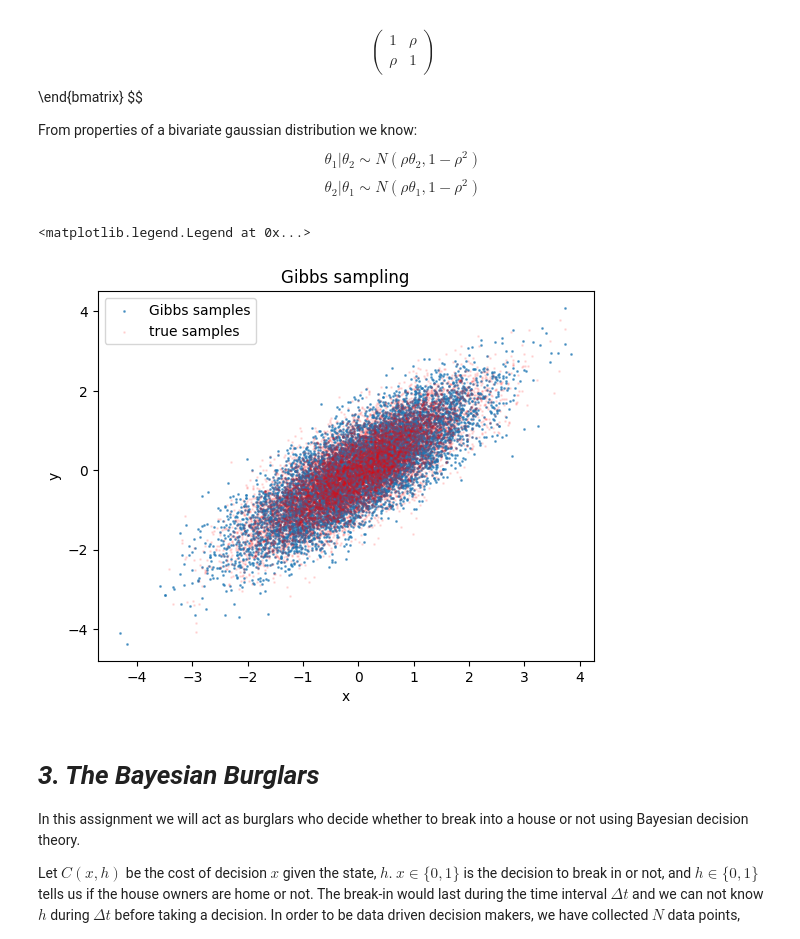
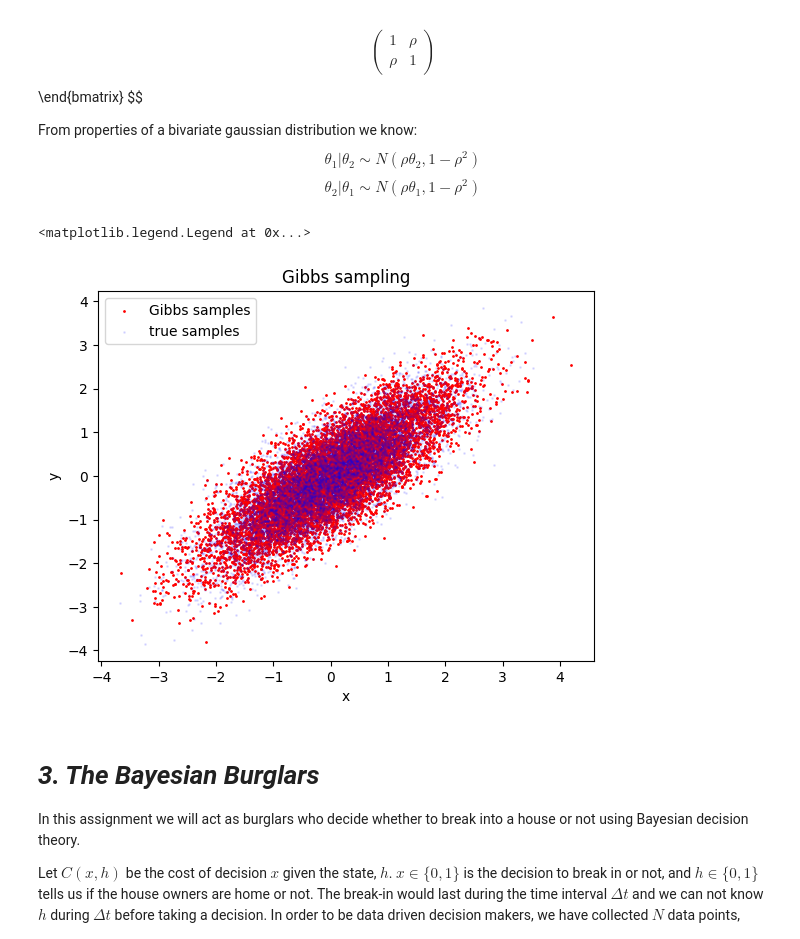
Before and after one commit to leonardodeclara/DD2447-Statistical-Methods-in-Applied-Computer-Science, a Jupyter notebook: Assignment_2/assignment2.ipynb, the cells around one changed output. Saved outputs shown, nothing was run; the diff lists cells and outputs as text; code cells hidden in the pictures.

```diff
--- a/Assignment_2/assignment2.ipynb
+++ b/Assignment_2/assignment2.ipynb
@@ -105,7 +105,7 @@ Now we shall generate and compare samples from two MCMC algorithms, specifically
 
 **Tune $\sigma^2$ so that the MH samples are similar to those generated in Q2.1, and report $\sigma^2$.**
 # %%
-def metropolis_hastings(num_samples, mean, cov,proposal_std,burn_in=0):
+def metropolis_hastings_gaussian(num_samples, mean, cov,proposal_std,burn_in=0):
 
     def target(x):
         # TODO: rivedere, non se la target è questa (dovremmo usare la joint distribution)
@@ -113,7 +113,7 @@ def metropolis_hastings(num_samples, mean, cov,proposal_std,burn_in=0):
 
     samples = np.zeros((num_samples, 2))
     samples[0] = np.random.uniform(-1, 1, 2) # initialize the first sample
-
+    accept_count = 0
     for i in range(1, num_samples):
         new_sample = np.random.multivariate_normal(samples[i-1], proposal_std**2 * np.eye(2))
 
@@ -125,9 +125,14 @@ def metropolis_hastings(num_samples, mean, cov,proposal_std,burn_in=0):
         # accept or reject the new sample
         if np.random.uniform(0, 1) < accep_p:
             samples[i] = new_sample
+            if (i > int(burn_in*num_samples)):
+                accept_count += 1
         else:
             samples[i] = samples[i-1]
-    return samples[burn_in:]
+
+    accept_rate = np.around(accept_count / num_samples, 3)
+
+    return samples[burn_in:], accept_rate
 # %%
 mean = [0,0]
 cov = [[1,0.8],[0.8,1]]
@@ -136,11 +141,14 @@ proposal_stds = [0.1, 0.5, 1, 2]
 fig, axs = plt.subplots(2, 2, figsize=(10, 10))
 axs = axs.flatten()
 for i, proposal_std in enumerate(proposal_stds):
-    results=metropolis_hastings(num_samples, mean, cov, proposal_std, burn_in=0)
+    results,rate=metropolis_hastings_gaussian(num_samples, mean, cov, proposal_std, burn_in=0)
     axs[i].scatter(results[:,0], results[:,1], s=1, color='red',label='MH samples')
     axs[i].scatter(samples[:,0], samples[:,1], s=1, color='blue', alpha=0.1, label='true samples')
     axs[i].set_xlabel('x')
     axs[i].set_ylabel('y')
     axs[i].set_title('MH samples with proposal std = {}'.format(proposal_std))
     axs[i].legend()
+    print('Acceptance rate with proposal std = {}: {}%'.format(proposal_std,rate*100))
+
+plt.show()
 # %% [output]
@@ -218,33 +230,33 @@ $$\theta_2|\theta_1 \sim N(\rho\theta_1, 1-\rho^2)$$
 # %%
 # Gibbs sampler
 
 # from the covariance matrix we know:
 
 rho = 0.8
 z_1 = 0
 z_2 = 0
 
 z_1_fin = []
 z_2_fin = []
 
 T = 10000
 for i in range(1, T+1):
 
     # the conditional distribution is proportional to the joint distribution
     z_1 = np.random.normal(rho*z_2, np.sqrt(1-rho**2))
     z_1_fin.append(z_1)
     z_2 = np.random.normal(rho*z_1, np.sqrt(1-rho**2))
     z_2_fin.append(z_2)
 
-plt.scatter(z_1_fin, z_2_fin, s=1, alpha = 0.6, label='Gibbs samples')
-plt.scatter(samples[:,0], samples[:,1], s=1, color='red', alpha=0.1, label='true samples')
+plt.scatter(z_1_fin, z_2_fin, s=1, color ='red', label='Gibbs samples')
+plt.scatter(samples[:,0], samples[:,1], s=1, color='blue', alpha=0.1, label='true samples')
 plt.xlabel('x')
 plt.ylabel('y')
 plt.title('Gibbs sampling')
 plt.legend()
 # %% [output]
 <matplotlib.legend.Legend at 0x...>
-[figure, old version]
+[figure, new version]
 # %% [markdown]
 # ***3. The Bayesian Burglars***
 
```
Also changed, not shown: parts of 14 cells of this notebook.
